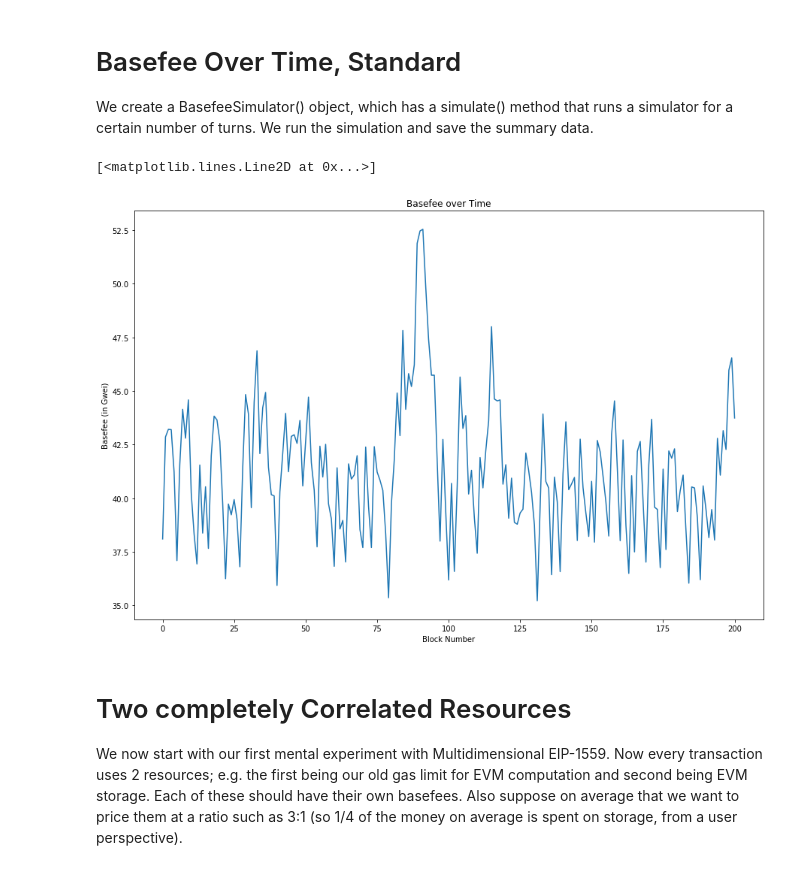
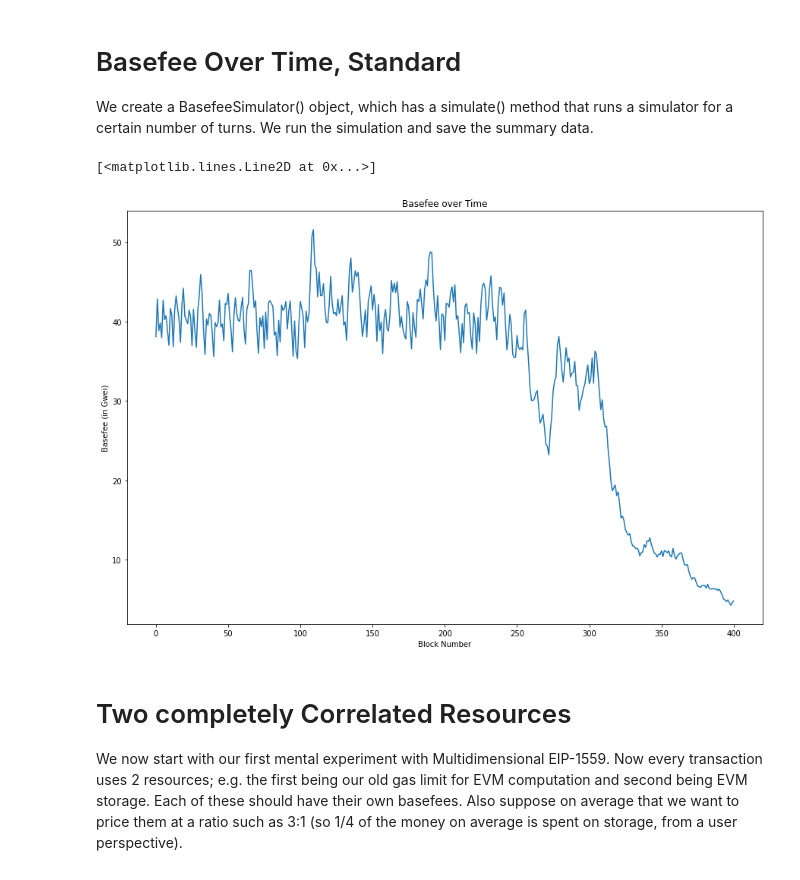
Before and after one commit to teohyikhaw/camcos, a Jupyter notebook: simulations/2022/multi-1559.ipynb, the cells around one changed output. Saved outputs shown, nothing was run; the diff lists cells and outputs as text; code cells hidden in the pictures.

```diff
--- a/simulations/2022/multi-1559.ipynb
+++ b/simulations/2022/multi-1559.ipynb
@@ -28,17 +28,17 @@ We create a BasefeeSimulator() object, which has a simulate() method that runs a
 # %%
 bf_standard = simulator.Basefee(1.0/8, 15000000, 30000000) # d, target gas, max gas
 bf_sim = simulator.BasefeeSimulator(bf_standard)
-s = bf_sim.simulate(200, 38.100002694) # number of steps, and then initial basefee
+s = bf_sim.simulate(400, 38.100002694) # number of steps, and then initial basefee
 basefees_data, blocks_data, mempools_data, mempools_bf_data, txn_counts_data, wait_times_data = s
 
 plt.rcParams["figure.figsize"] = (15,10)
 plt.title("Basefee over Time")
 plt.xlabel("Block Number")
 plt.ylabel("Basefee (in Gwei)")
 plt.plot(basefees_data)
 # %% [output]
 [<matplotlib.lines.Line2D at 0x...>]
-[figure, old version]
+[figure, new version]
 # %% [markdown]
 # Two completely Correlated Resources
 
```
Also changed, not shown: parts of 3 cells of this notebook, 1 other file.
